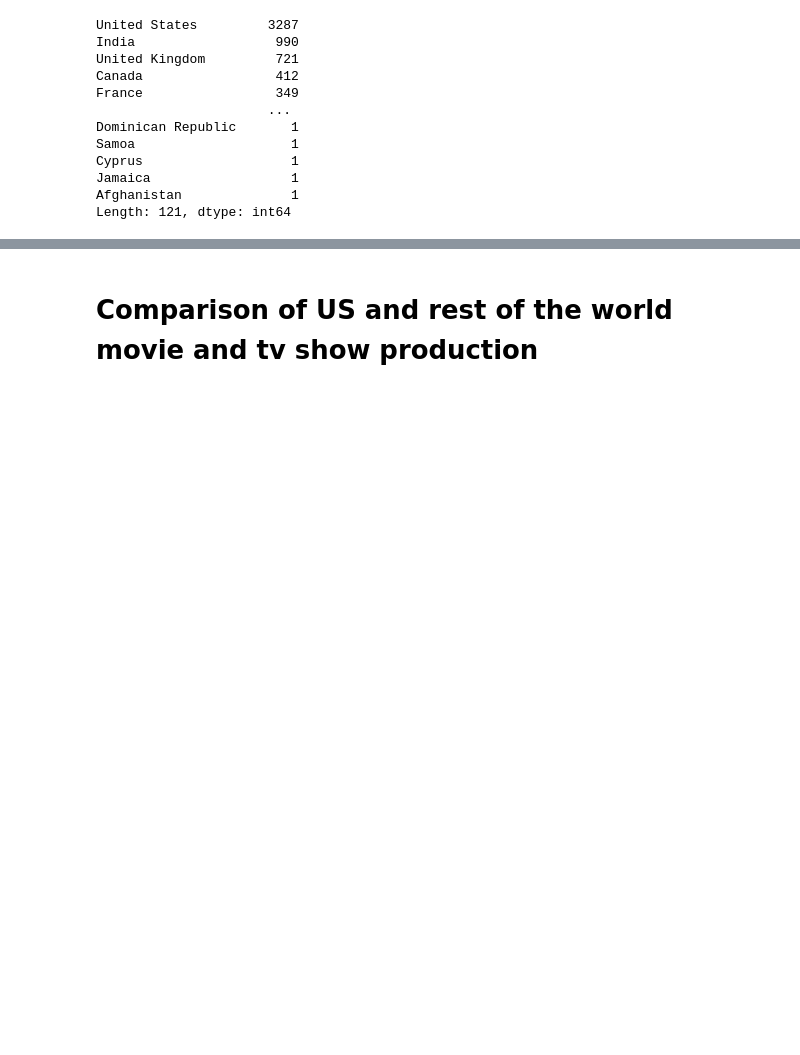
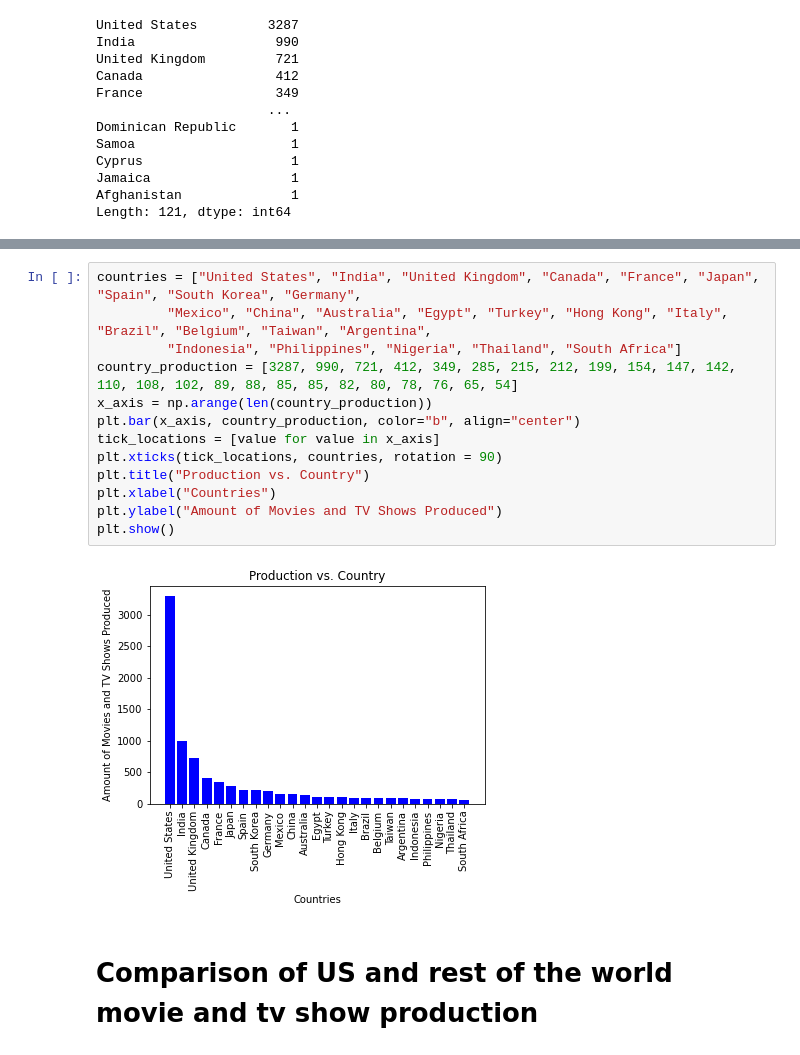
Before and after one commit to terrilvallikalam/Project1-TheFloorIsJava, a Jupyter notebook: Question 2.ipynb, the cells around one changed output, grey strips where cells are left out. Drawn from its saved outputs; the diff is of its cells as text; blank space fills up the shorter version.

```diff
--- a/Question 2.ipynb
+++ b/Question 2.ipynb
@@ -73,3 +94,18 @@ Length: 121, dtype: int64
+# %%
+countries = ["United States", "India", "United Kingdom", "Canada", "France", "Japan", "Spain", "South Korea", "Germany",
+         "Mexico", "China", "Australia", "Egypt", "Turkey", "Hong Kong", "Italy", "Brazil", "Belgium", "Taiwan", "Argentina",
+         "Indonesia", "Philippines", "Nigeria", "Thailand", "South Africa"]
+country_production = [3287, 990, 721, 412, 349, 285, 215, 212, 199, 154, 147, 142, 110, 108, 102, 89, 88, 85, 85, 82, 80, 78, 76, 65, 54]
+x_axis = np.arange(len(country_production))
+plt.bar(x_axis, country_production, color="b", align="center")
+tick_locations = [value for value in x_axis]
+plt.xticks(tick_locations, countries, rotation = 90)
+plt.title("Production vs. Country")
+plt.xlabel("Countries")
+plt.ylabel("Amount of Movies and TV Shows Produced")
+plt.show()
+# %% [output]
+[figure, added]
 # %% [markdown]
 # Comparison of US and rest of the world movie and tv show production
 # %% [markdown]
```
Also changed, not shown: parts of 6 cells of this notebook.
